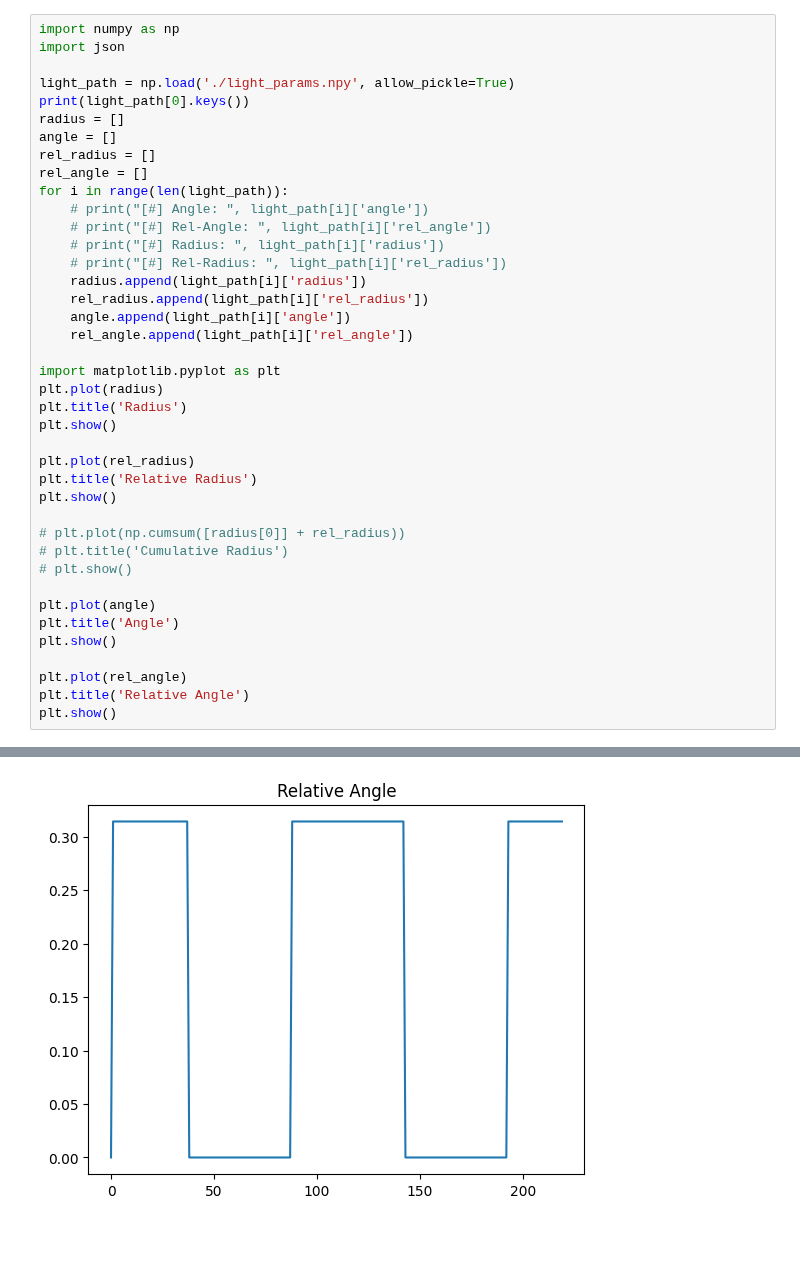
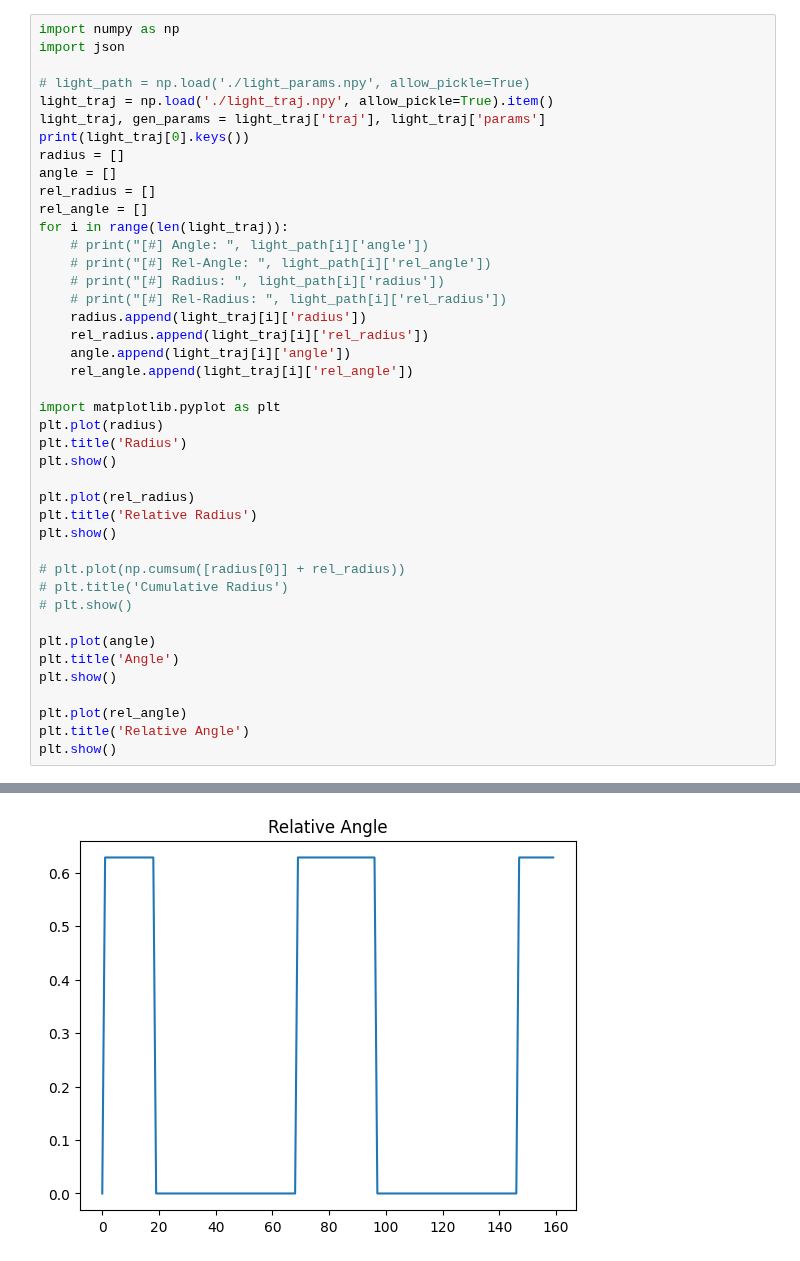
Before and after one commit to XezXey/guided-diffusion, a Jupyter notebook: experiment_scripts/TPAMI/Teaser/read_params.ipynb, the cells around one changed output, grey strips where cells are left out. Cells and saved outputs as stored; diff of their text form.

```diff
--- a/experiment_scripts/TPAMI/Teaser/read_params.ipynb
+++ b/experiment_scripts/TPAMI/Teaser/read_params.ipynb
@@ -2,21 +2,23 @@
 import numpy as np
 import json
 
-light_path = np.load('./light_params.npy', allow_pickle=True)
-print(light_path[0].keys())
+# light_path = np.load('./light_params.npy', allow_pickle=True)
+light_traj = np.load('./light_traj.npy', allow_pickle=True).item()
+light_traj, gen_params = light_traj['traj'], light_traj['params']
+print(light_traj[0].keys())
 radius = []
 angle = []
 rel_radius = []
 rel_angle = []
-for i in range(len(light_path)):
+for i in range(len(light_traj)):
     # print("[#] Angle: ", light_path[i]['angle'])
     # print("[#] Rel-Angle: ", light_path[i]['rel_angle'])
     # print("[#] Radius: ", light_path[i]['radius'])
     # print("[#] Rel-Radius: ", light_path[i]['rel_radius'])
-    radius.append(light_path[i]['radius'])
-    rel_radius.append(light_path[i]['rel_radius'])
-    angle.append(light_path[i]['angle'])
-    rel_angle.append(light_path[i]['rel_angle'])
+    radius.append(light_traj[i]['radius'])
+    rel_radius.append(light_traj[i]['rel_radius'])
+    angle.append(light_traj[i]['angle'])
+    rel_angle.append(light_traj[i]['rel_angle'])
 
 import matplotlib.pyplot as plt
 plt.plot(radius)
@@ -46 +48 @@ dict_keys(['t', 'radius', 'angle', 'light_dir', 'light_conic', 'light_trans', 'd
-[figure, old version]
+[figure, new version]
```
Also changed, not shown: parts of 1 cell of this notebook, 15 other files.
